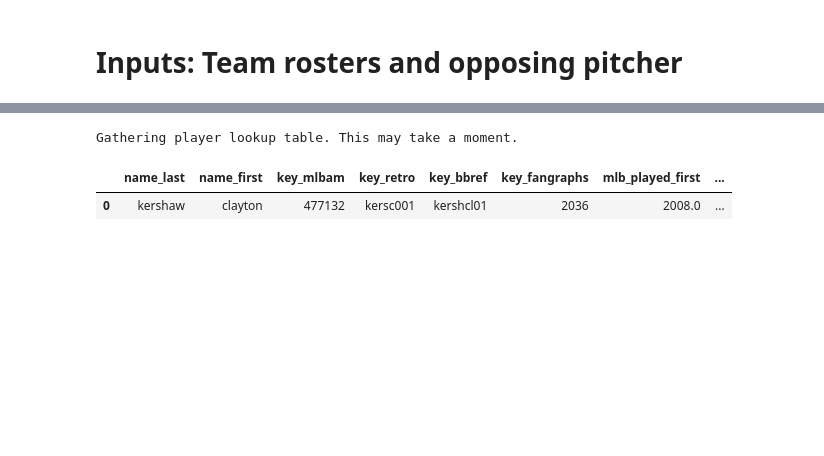
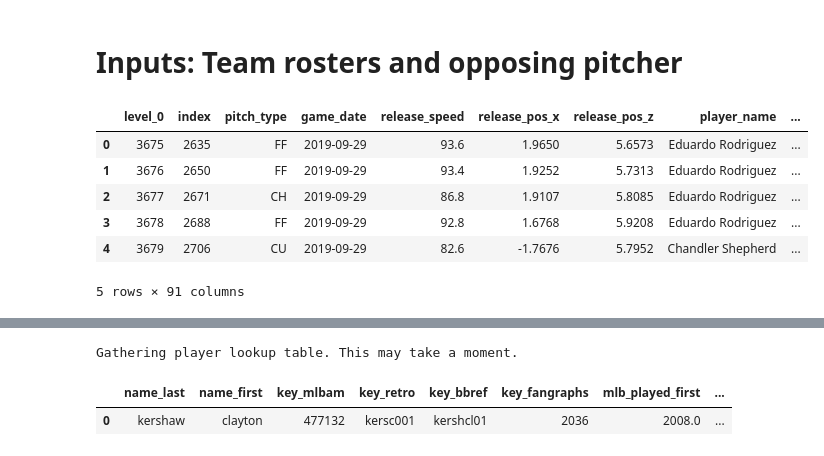
Before and after one commit to benslack19/baseball_player_selector, a Jupyter notebook: daily_fantasy_baseball_player_predictor.ipynb, the cells around one changed output, grey strips where cells are left out. Drawn from its saved outputs; the diff is of its cells as text; code cells hidden in the pictures; blank space fills up the shorter version.

```diff
--- a/daily_fantasy_baseball_player_predictor.ipynb
+++ b/daily_fantasy_baseball_player_predictor.ipynb
@@ -278,2 +304,17 @@ df_pitching_stats.head()
 # %% [markdown]
 # Inputs: Team rosters and opposing pitcher
+# %%
+# query style 1
+sql_query = """
+SELECT * FROM statcast LIMIT 5;
+"""
+
+pd.read_sql_query(sql_query,con)
+# %% [output]
+|  | level_0 | index | pitch_type | game_date | release_speed | release_pos_x | release_pos_z | player_name | ... |
+| 0 | 3675 | 2635 | FF | 2019-09-29 | 93.6 | 1.9650 | 5.6573 | Eduardo Rodriguez | ... |
+| 1 | 3676 | 2650 | FF | 2019-09-29 | 93.4 | 1.9252 | 5.7313 | Eduardo Rodriguez | ... |
+| 2 | 3677 | 2671 | CH | 2019-09-29 | 86.8 | 1.9107 | 5.8085 | Eduardo Rodriguez | ... |
+| 3 | 3678 | 2688 | FF | 2019-09-29 | 92.8 | 1.6768 | 5.9208 | Eduardo Rodriguez | ... |
+| 4 | 3679 | 2706 | CU | 2019-09-29 | 82.6 | -1.7676 | 5.7952 | Chandler Shepherd | ... |
+5 rows × 91 columns
```
Also changed, not shown: parts of 12 cells of this notebook, 1 other file.
